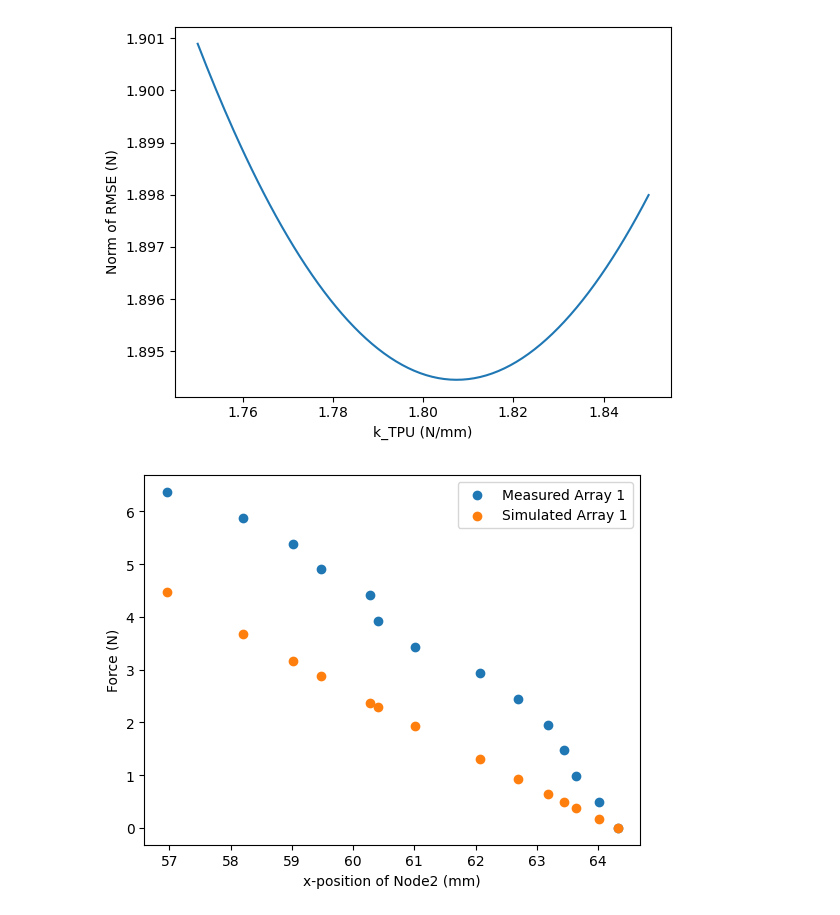
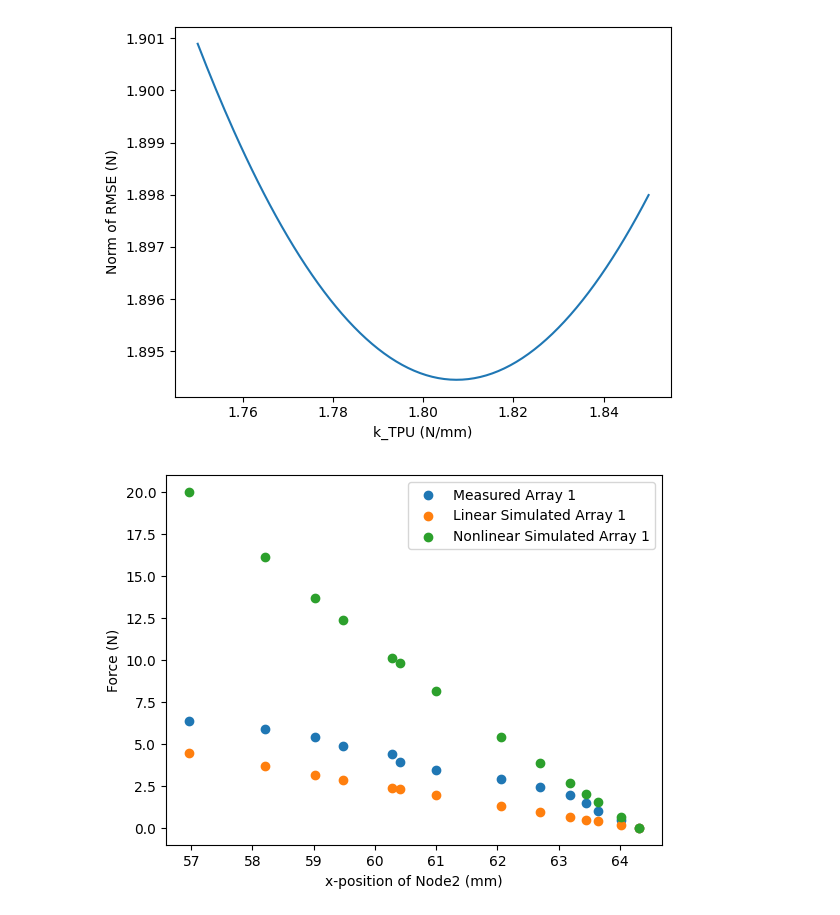
Before and after one commit to TheSmashLab/Tensegrity, a Jupyter notebook: Validation/OvertureValidation.ipynb, the cells around one changed output. Saved outputs shown, nothing was run; the diff lists cells and outputs as text; code cells hidden in the pictures.

```diff
--- a/Validation/OvertureValidation.ipynb
+++ b/Validation/OvertureValidation.ipynb
@@ -291,0 +312,38 @@ plt.close()
+# %%
+# Create the Tensegrity Object
+# nodes
+node1 = Node(name="A", position=np.array([0., 0.]))
+node2 = Node(name="B", position=np.array([68.12, 0.]))
+node3 = Node(name="C", position=np.array([68.12, 68.12]))
+node4 = Node(name="D", position=np.array([0., 68.12]))
+nodes = [node1, node2, node3, node4]
+# connections
+connection1 = Connection(nodes=[node1, node2], connection_type=string, stiffness=k_fl, name="control_string")
+connection2 = ConnectionNonlinear(nodes=[node2, node3], connection_type=string, material_properties=NonlinProps(strain=strain, stress=stress))
+connection3 = ConnectionNonlinear(nodes=[node3, node4], connection_type=string, material_properties=NonlinProps(strain=strain, stress=stress))
+connection4 = ConnectionNonlinear(nodes=[node4, node1], connection_type=string, material_properties=NonlinProps(strain=strain, stress=stress))
+connection5 = Connection(nodes=[node1, node3], connection_type=bar, stiffness=k_Al)
+connection6 = Connection(nodes=[node2, node4], connection_type=bar, stiffness=k_Al)
+connections = [connection1, connection2, connection3, connection4, connection5, connection6]
+# pins
+pins = {"A": [ True,  True],
+        "B": [False,  True],
+        "C": [False, False],
+        "D": [False, False]}
+# control cable
+controls = [connection1]
+# Create the Solver
+tensegrity_system = Tensegrity(nodes, connections, pins, controls)
+solver = TensegritySolver(tensegrity_system)
+solver.solve()
+
+# Calculate the force on the control string for each displacement value
+length_change = 0.0 # mm, initial length change
+tensions_NL_3 = []
+for i in range(len(trial_3_1)): # For each displacement value
+    tensegrity_system.change_control_lengths(length_change)
+    solver.solve()
+    # get and store the force on the control string
+    tensions_NL_3.append(connection1.force)
+    if i < len(trial_3_1) - 1:
+        length_change = trial_3_1[i+1] - trial_3_1[i]
@@ -394,13 +466,14 @@ plt.close()
 [figure]
 # %%
 plt.scatter(inner_distances1, forces, label="Measured Array 1", marker='o')
-plt.scatter(inner_distances1, best_tensions_1, label="Simulated Array 1", marker='o')
+plt.scatter(inner_distances1, best_tensions_1, label="Linear Simulated Array 1", marker='o')
+plt.scatter(inner_distances1, tensions_NL_1, label="Nonlinear Simulated Array 1", marker='o')
 plt.xlabel("x-position of Node2 (mm)")
 plt.ylabel("Force (N)")
 plt.legend()
 plt.show()
 plt.close()
 # %% [output]
-[figure, old version]
+[figure, new version]
 # %%
 plt.scatter(trial_3_1, forces, label="Measured Array 3", marker='o')
```
Also changed, not shown: parts of 17 cells of this notebook, 2 other files.
